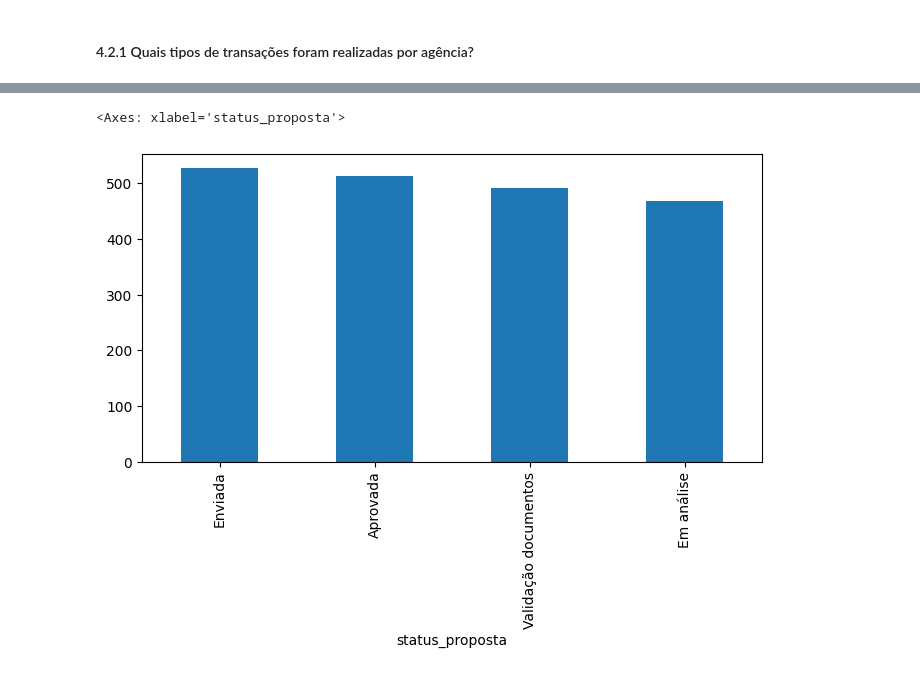
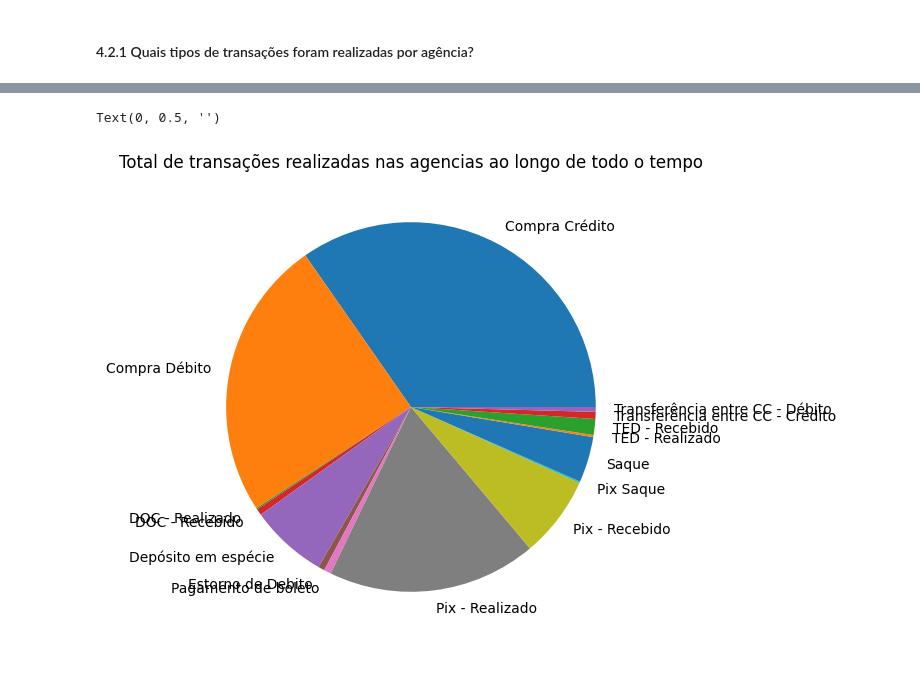
Before and after one commit to renanpan/Projeto_banco_KPI, a Jupyter notebook: lighthouse_DA_project.ipynb, the cells around one changed output, grey strips where cells are left out. Drawn from its saved outputs; the diff is of its cells as text; code cells hidden in the pictures.

```diff
--- a/lighthouse_DA_project.ipynb
+++ b/lighthouse_DA_project.ipynb
@@ -462,7 +466,7 @@ Conclusão
 # %%
 #criar coluna de data, ano, mês, dia e dia da semana no DataFrame 'trasacoes'
 transacoes['data'] = transacoes['data_transacao'].dt.date
-transacoes['year'] = transacoes['data_transacao'].dt.year
+transacoes['ano_transacao'] = transacoes['data_transacao'].dt.year
 transacoes['month'] = transacoes['data_transacao'].dt.month
 transacoes['day'] = transacoes['data_transacao'].dt.day
 transacoes['day_of_week'] = transacoes['data_transacao'].dt.day_of_week
@@ -471,7 +475,7 @@ transacoes['day_of_week'] = transacoes['data_transacao'].dt.day_of_week
 # %%
 #primeiro, unir os dataframes 'transacoes' e 'contas' para tirar devinir as transações por agência
 
-transacoes_e_contas = pd.merge(contas, transacoes[['num_conta','nome_transacao']], on='num_conta')
+transacoes_e_contas = pd.merge(contas, transacoes[['num_conta','nome_transacao','ano_transacao']], on='num_conta')
 
 transacoes_e_contas.info()
 # %% [output]
@@ -503,8 +499,0 @@ transacoes_por_agencia.plot(kind='bar')
-# %%
-propostas_de_financiamento = propostas_credito['status_proposta'].value_counts()
-
-plt.figure(figsize=[8,4])
-propostas_de_financiamento.plot(kind='bar')
-# %% [output]
-<Axes: xlabel='status_proposta'>
-[figure, removed]
@@ -512,0 +500,16 @@ propostas_de_financiamento.plot(kind='bar')
+# %%
+#Qual o total de transações financeiras por agencia?
+transacoes_por_agencia = transacoes_e_contas.groupby('nome_transacao')['cod_agencia'].count()
+
+#descobrindo a porcentagem de representação de cada uma das transações
+transacoes_por_agencia_total = transacoes_por_agencia.sum()
+
+transacoes_por_agencia_porcent = (transacoes_por_agencia/transacoes_por_agencia_total)*100
+
+plt.figure(figsize=[10,6])
+transacoes_por_agencia_porcent.plot(kind='pie')
+plt.title('Total de transações realizadas nas agencias ao longo de todo o tempo')
+plt.ylabel('')
+# %% [output]
+Text(0, 0.5, '')
+[figure, added]
```
Also changed, not shown: parts of 27 cells of this notebook.
